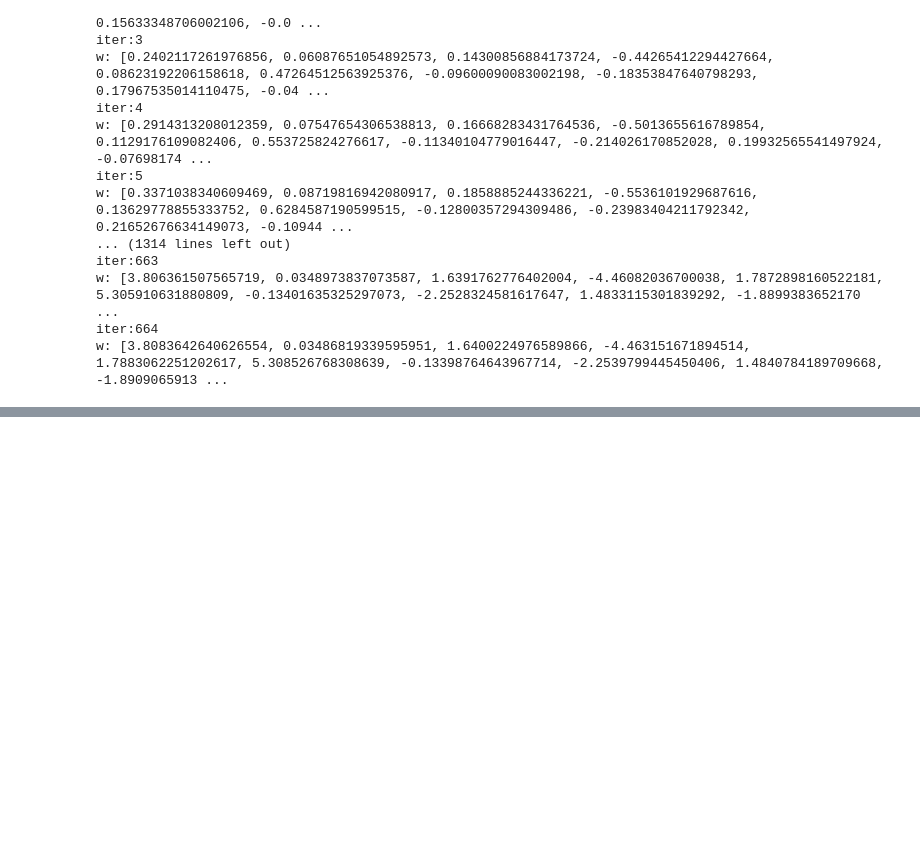
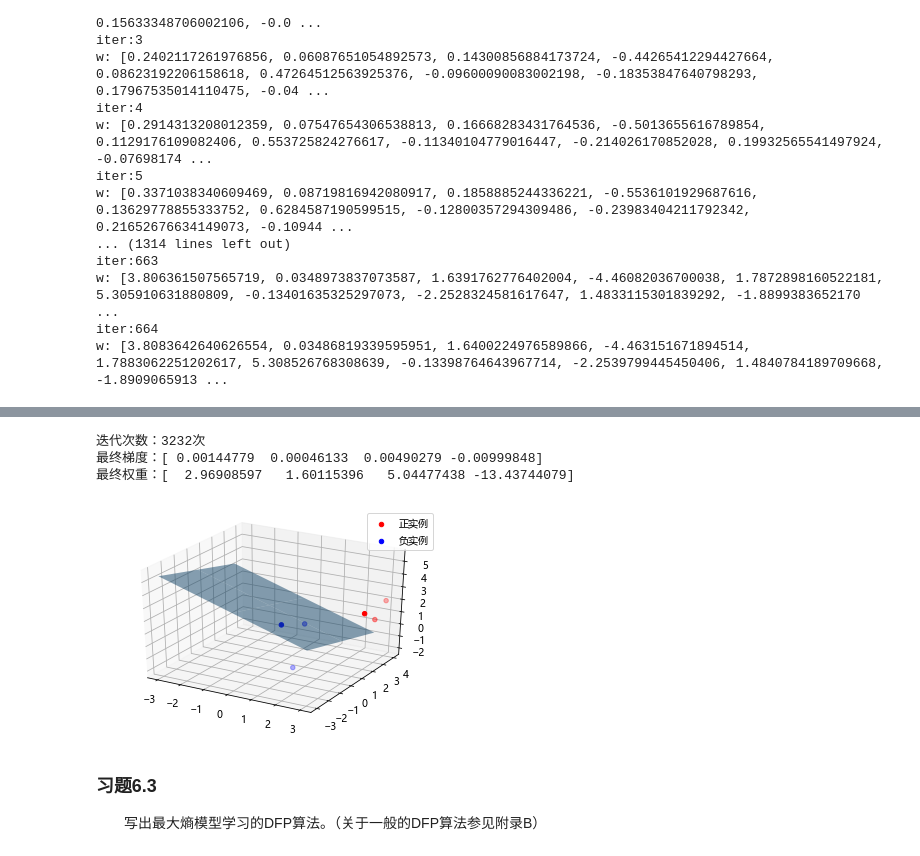
Before and after one commit to fengdu78/lihang-code, a Jupyter notebook: 第06章 逻辑斯谛回归/6.LogisticRegression.ipynb, the cells around one changed output, grey strips where cells are left out. Cells and saved outputs as stored; diff of their text form; code cells hidden in the pictures; blank space fills up the shorter version.

```diff
--- a/第06章 逻辑斯谛回归/6.LogisticRegression.ipynb
+++ b/第06章 逻辑斯谛回归/6.LogisticRegression.ipynb
@@ -311,0 +462,17 @@ predict: {'no': 2.819781341881656e-06, 'yes': 0.9999971802186581}
+# %%
+# 训练数据集
+X_train = np.array([[3, 3, 3], [4, 3, 2], [2, 1, 2], [1, 1, 1], [-1, 0, 1],
+                    [2, -2, 1]])
+y_train = np.array([[1, 1, 1, 0, 0, 0]])
+# 构建实例，进行训练
+clf = LogisticRegression()
+clf.fit(X_train, y_train)
+clf.draw(X_train, y_train)
+# %% [output]
+迭代次数：3232次
+最终梯度：[ 0.00144779  0.00046133  0.00490279 -0.00999848]
+最终权重：[  2.96908597   1.60115396   5.04477438 -13.43744079]
+[figure, added]
+# %% [markdown]
+### 习题6.3
+&emsp;&emsp;写出最大熵模型学习的DFP算法。（关于一般的DFP算法参见附录B）
```
Also changed, not shown: parts of 15 cells of this notebook, 16 other files.
